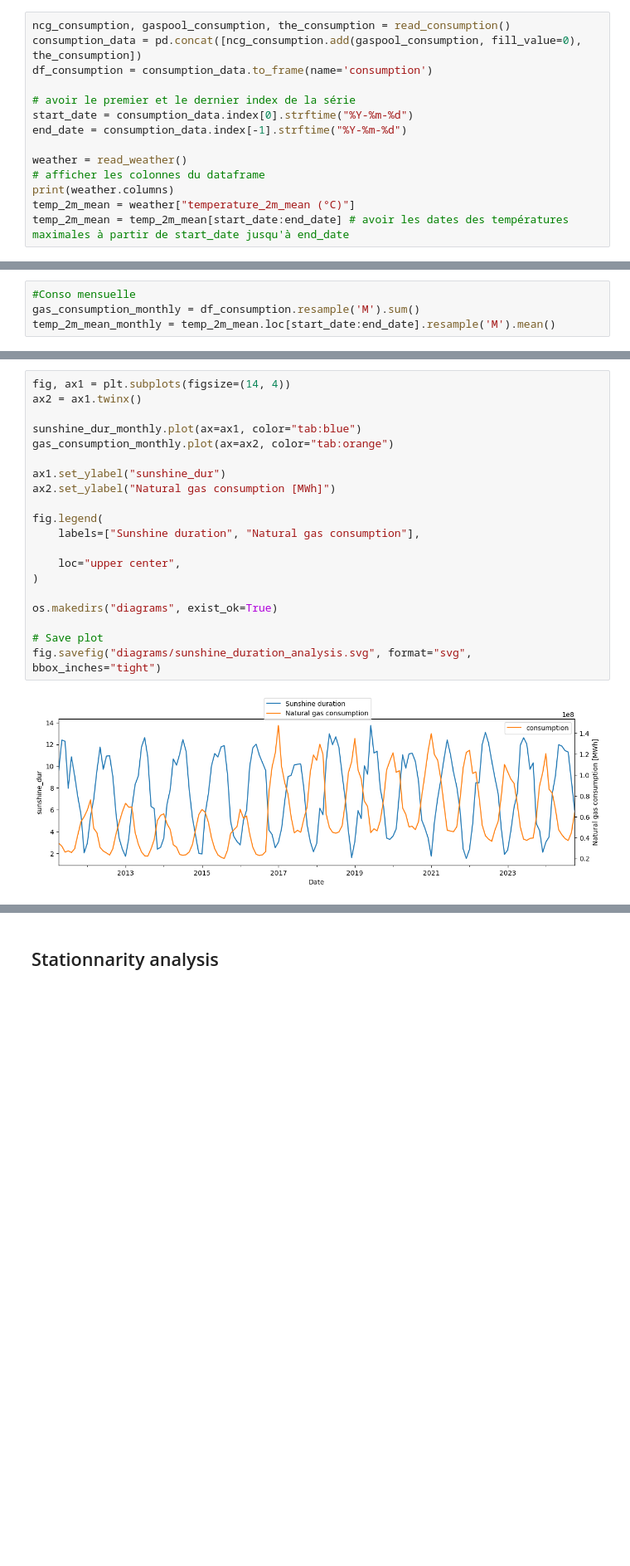
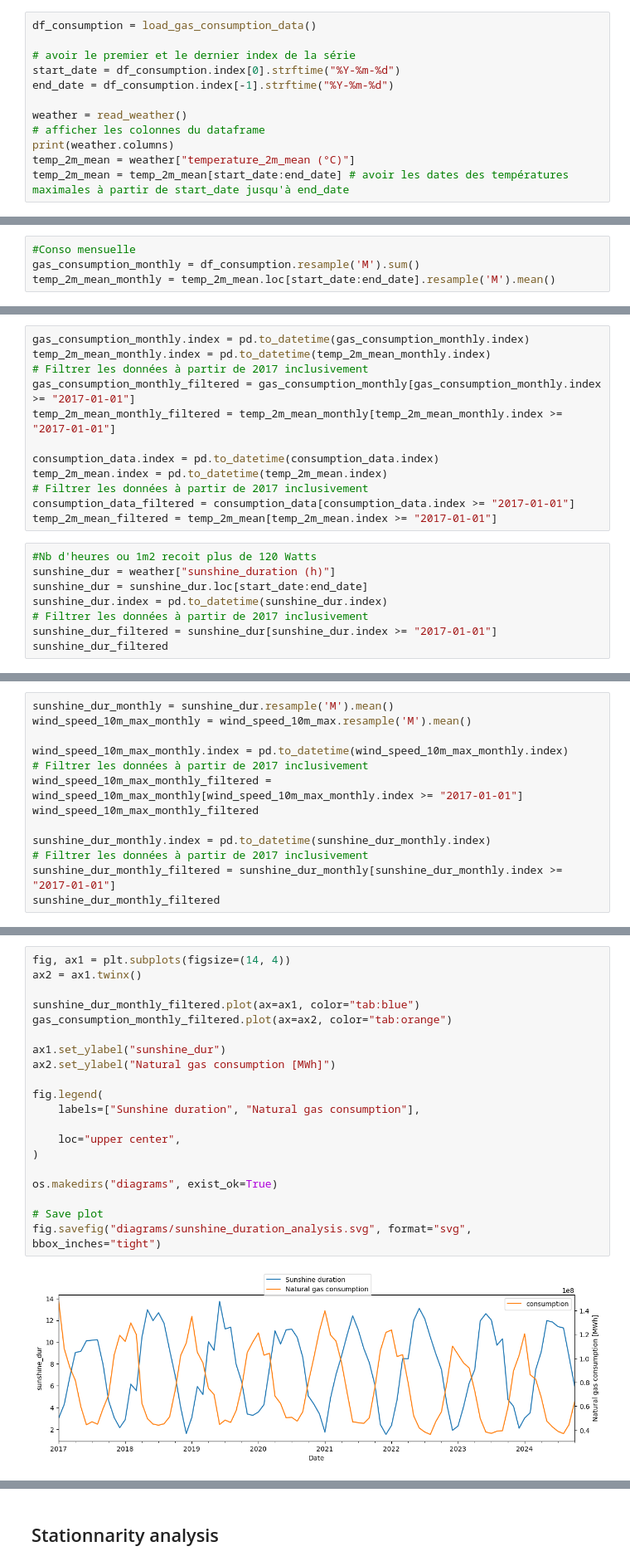
Before and after one commit to NeoSummit/Gas_consumption, a Jupyter notebook: Modelling_Consumption_Weather.ipynb, the cells around one changed output, grey strips where cells are left out. Shown at 83% size. Drawn from its saved outputs; the diff is of its cells as text; blank space fills up the shorter version.

```diff
--- a/Modelling_Consumption_Weather.ipynb
+++ b/Modelling_Consumption_Weather.ipynb
@@ -37,13 +26,11 @@ Successfully installed pwlf-2.4.0 pyDOE-0.3.8
 # %%
 import pwlf
 # %%
-ncg_consumption, gaspool_consumption, the_consumption = read_consumption()
-consumption_data = pd.concat([ncg_consumption.add(gaspool_consumption, fill_value=0), the_consumption])
-df_consumption = consumption_data.to_frame(name='consumption')
+df_consumption = load_gas_consumption_data()
 
 # avoir le premier et le dernier index de la série
-start_date = consumption_data.index[0].strftime("%Y-%m-%d")
-end_date = consumption_data.index[-1].strftime("%Y-%m-%d")
+start_date = df_consumption.index[0].strftime("%Y-%m-%d")
+end_date = df_consumption.index[-1].strftime("%Y-%m-%d")
 
 weather = read_weather()
 # afficher les colonnes du dataframe
@@ -175,0 +154,20 @@ fig.savefig("diagrams/temp_conso_monthly.svg", format="svg", bbox_inches="tight"
+# %%
+gas_consumption_monthly.index = pd.to_datetime(gas_consumption_monthly.index)
+temp_2m_mean_monthly.index = pd.to_datetime(temp_2m_mean_monthly.index)
+# Filtrer les données à partir de 2017 inclusivement
+gas_consumption_monthly_filtered = gas_consumption_monthly[gas_consumption_monthly.index >= "2017-01-01"]
+temp_2m_mean_monthly_filtered = temp_2m_mean_monthly[temp_2m_mean_monthly.index >= "2017-01-01"]
+
+consumption_data.index = pd.to_datetime(consumption_data.index)
+temp_2m_mean.index = pd.to_datetime(temp_2m_mean.index)
+# Filtrer les données à partir de 2017 inclusivement
+consumption_data_filtered = consumption_data[consumption_data.index >= "2017-01-01"]
+temp_2m_mean_filtered = temp_2m_mean[temp_2m_mean.index >= "2017-01-01"]
+# %%
+#Nb d'heures ou 1m2 recoit plus de 120 Watts
+sunshine_dur = weather["sunshine_duration (h)"]
+sunshine_dur = sunshine_dur.loc[start_date:end_date]
+sunshine_dur.index = pd.to_datetime(sunshine_dur.index)
+# Filtrer les données à partir de 2017 inclusivement
+sunshine_dur_filtered = sunshine_dur[sunshine_dur.index >= "2017-01-01"]
+sunshine_dur_filtered
@@ -175,0 +210,13 @@ fig.savefig("diagrams/temp_conso_monthly.svg", format="svg", bbox_inches="tight"
+# %%
+sunshine_dur_monthly = sunshine_dur.resample('M').mean()
+wind_speed_10m_max_monthly = wind_speed_10m_max.resample('M').mean()
+
+wind_speed_10m_max_monthly.index = pd.to_datetime(wind_speed_10m_max_monthly.index)
+# Filtrer les données à partir de 2017 inclusivement
+wind_speed_10m_max_monthly_filtered = wind_speed_10m_max_monthly[wind_speed_10m_max_monthly.index >= "2017-01-01"]
+wind_speed_10m_max_monthly_filtered
+
+sunshine_dur_monthly.index = pd.to_datetime(sunshine_dur_monthly.index)
+# Filtrer les données à partir de 2017 inclusivement
+sunshine_dur_monthly_filtered = sunshine_dur_monthly[sunshine_dur_monthly.index >= "2017-01-01"]
+sunshine_dur_monthly_filtered
@@ -229,22 +267,22 @@ wind_speed_10m_max_monthly = wind_speed_10m_max.resample('M').mean()
 # %%
 fig, ax1 = plt.subplots(figsize=(14, 4))
 ax2 = ax1.twinx()
 
-sunshine_dur_monthly.plot(ax=ax1, color="tab:blue")
-gas_consumption_monthly.plot(ax=ax2, color="tab:orange")
+sunshine_dur_monthly_filtered.plot(ax=ax1, color="tab:blue")
+gas_consumption_monthly_filtered.plot(ax=ax2, color="tab:orange")
 
 ax1.set_ylabel("sunshine_dur")
 ax2.set_ylabel("Natural gas consumption [MWh]")
 
 fig.legend(
     labels=["Sunshine duration", "Natural gas consumption"],
 
     loc="upper center",
 )
 
 os.makedirs("diagrams", exist_ok=True)
 
 # Save plot
 fig.savefig("diagrams/sunshine_duration_analysis.svg", format="svg", bbox_inches="tight")
 # %% [output]
-[figure, old version]
+[figure, new version]
```
Also changed, not shown: parts of 62 cells of this notebook, 3 other files.
